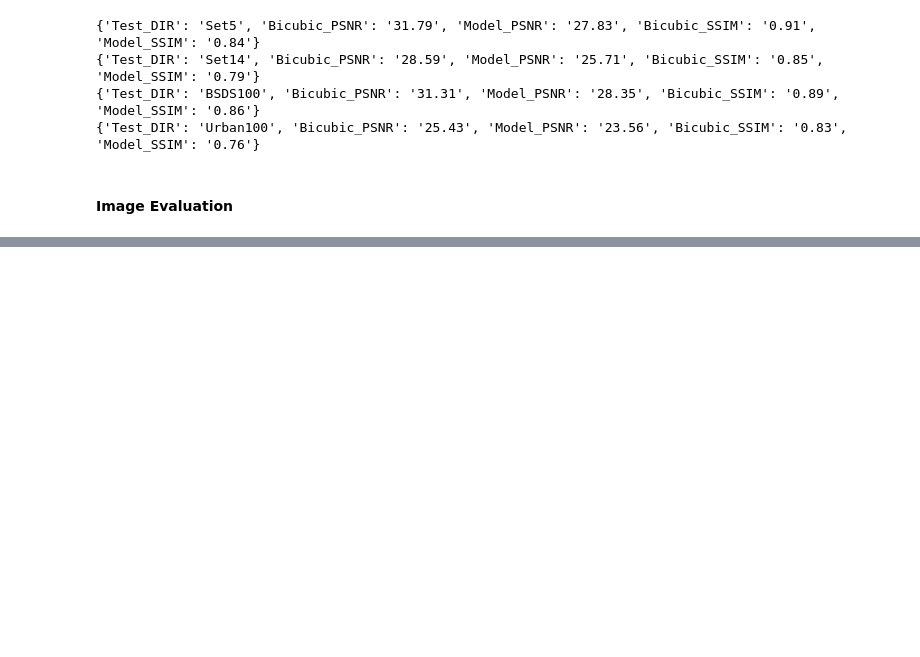
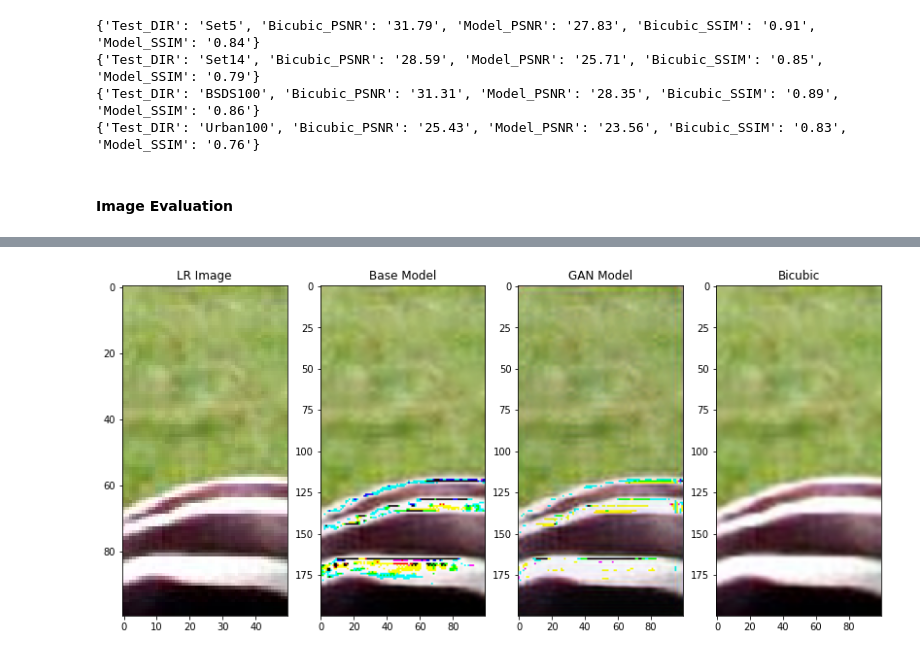
Before and after one commit to AYSIK0/Super_resolution_Project, a Jupyter notebook: SuperResolution.ipynb, the cells around one changed output, grey strips where cells are left out. Drawn from its saved outputs; the diff is of its cells as text; code cells hidden in the pictures; blank space fills up the shorter version.

```diff
--- a/SuperResolution.ipynb
+++ b/SuperResolution.ipynb
@@ -1082,0 +1079,7 @@ for batch in valid_dataset.take(3):
+# %%
+test_imgs_paths = get_paths(dirs, "Set14")
+b_box = [0, 150, 100, 50]
+image_test(test_imgs_paths[-1], SCALE, base_model, "Base Model",
+            generator, "GAN Model", b_box)
+# %% [output]
+[figure, added]
```
Also changed, not shown: parts of 21 cells of this notebook, 4 other files.
